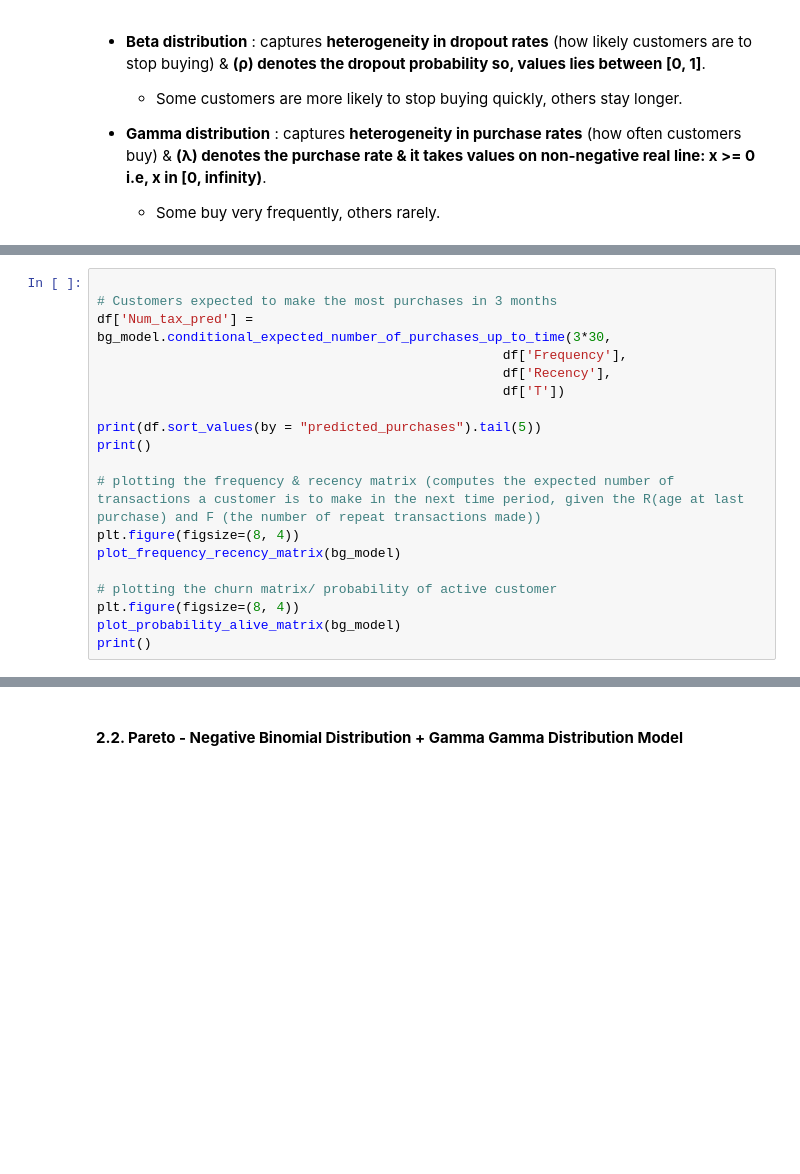
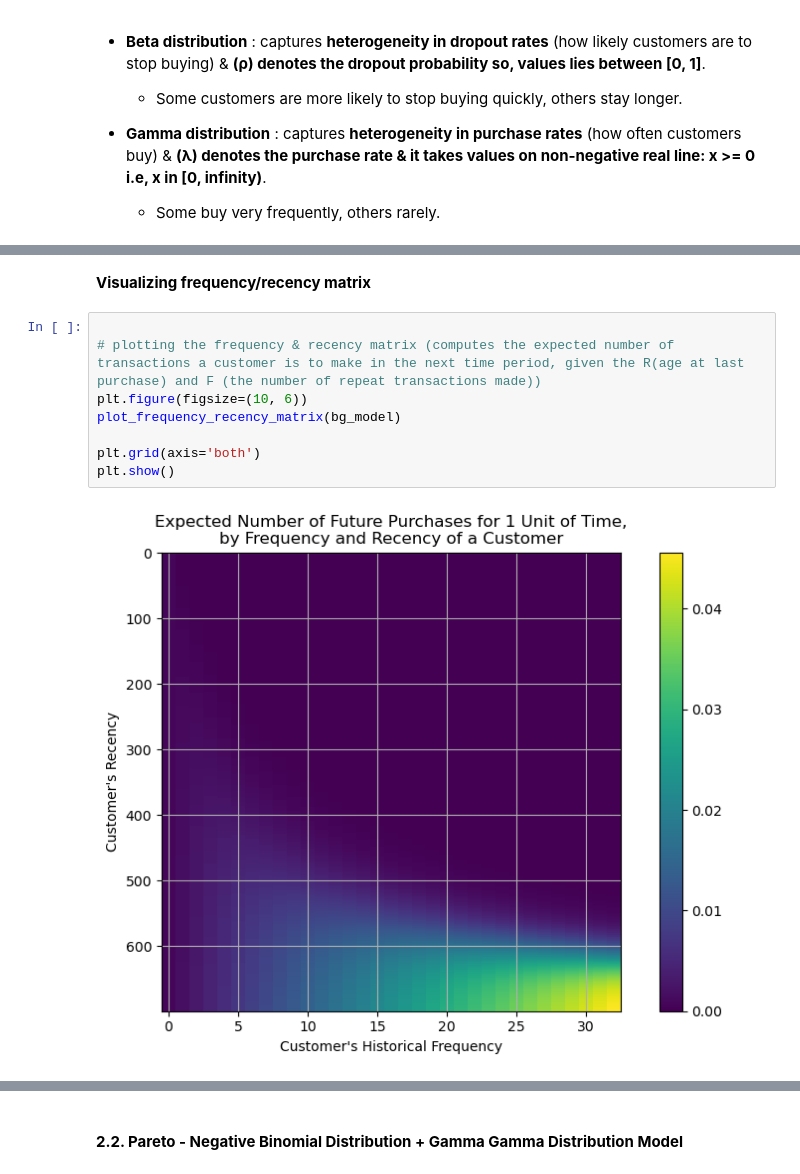
Before and after one commit to annugit1655/Customer-Behaviour-Analysis-with-CLTV, a Jupyter notebook: notebooks/04-CLTV-Probabilistic-models.ipynb, the cells around one changed output, grey strips where cells are left out. Cells and saved outputs as stored; diff of their text form; blank space fills up the shorter version.

```diff
--- a/notebooks/04-CLTV-Probabilistic-models.ipynb
+++ b/notebooks/04-CLTV-Probabilistic-models.ipynb
@@ -232,19 +242,12 @@ plt.show()
+# %% [markdown]
+**Visualizing frequency/recency matrix**
 # %%
 
-# Customers expected to make the most purchases in 3 months
-df['Num_tax_pred'] = bg_model.conditional_expected_number_of_purchases_up_to_time(3*30,
-                                                    df['Frequency'],
-                                                    df['Recency'],
-                                                    df['T'])
-
-print(df.sort_values(by = "predicted_purchases").tail(5))
-print()
-
 # plotting the frequency & recency matrix (computes the expected number of transactions a customer is to make in the next time period, given the R(age at last purchase) and F (the number of repeat transactions made))
-plt.figure(figsize=(8, 4))
+plt.figure(figsize=(10, 6))
 plot_frequency_recency_matrix(bg_model)
 
-# plotting the churn matrix/ probability of active customer
-plt.figure(figsize=(8, 4))
-plot_probability_alive_matrix(bg_model)
-print()
+plt.grid(axis='both')
+plt.show()
+# %% [output]
+[figure, added]
```
Also changed, not shown: parts of 6 cells of this notebook.
